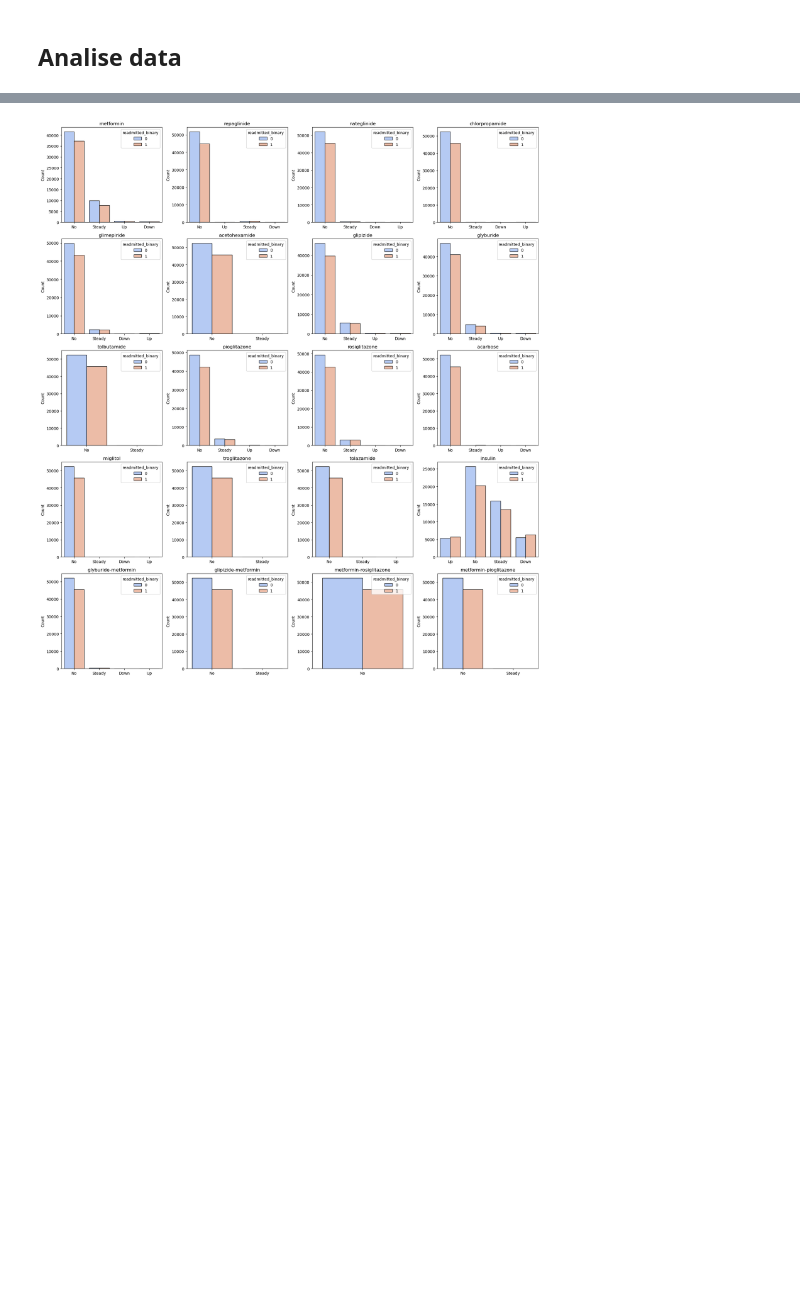
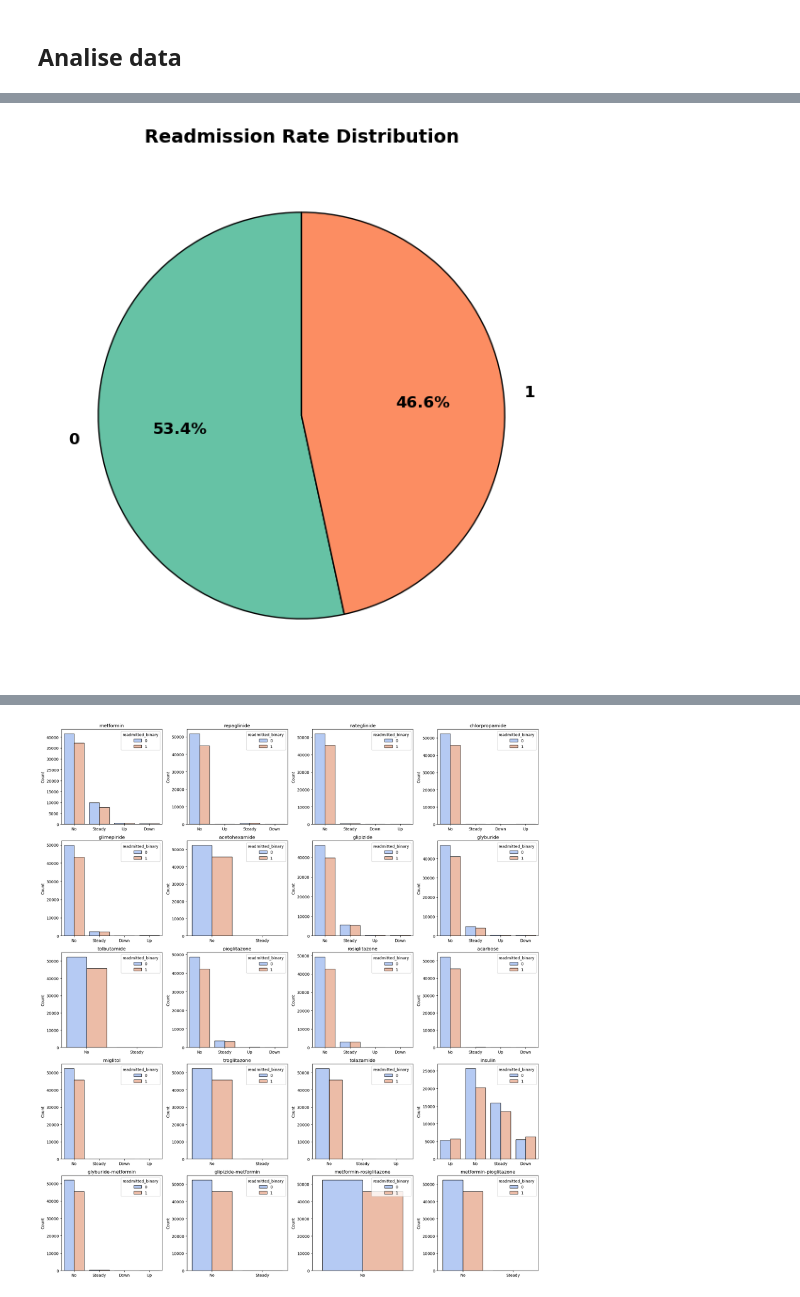
Before and after one commit to Markiizioni/Diabetes, a Jupyter notebook: Diabetes.ipynb, the cells around one changed output, grey strips where cells are left out. Cells and saved outputs as stored; diff of their text form; code cells hidden in the pictures; blank space fills up the shorter version.

```diff
--- a/Diabetes.ipynb
+++ b/Diabetes.ipynb
@@ -278,0 +317,26 @@ Text(0.5, 1.0, 'Gender Distribution')
+# %%
+# Compute percentages
+readmitted_percent = data['readmitted_binary'].value_counts(normalize=True) * 100
+
+# Custom colors
+colors = ["#66c2a5", "#fc8d62"]  # Set2 colors for better contrast
+
+# Create Pie Chart
+plt.figure(figsize=(7, 7))  # Adjust figure size
+plt.pie(
+    readmitted_percent,
+    labels=readmitted_percent.index,
+    autopct='%1.1f%%',
+    colors=colors,
+    startangle=90,
+    wedgeprops={'edgecolor': 'black'},  # Add border for clarity
+    textprops={'fontsize': 12, 'weight': 'bold'}  # Improve text styling
+)
+
+# Title without emoji
+plt.title("Readmission Rate Distribution", fontsize=14, fontweight='bold', pad=15)
+
+# Display plot
+plt.show()
+# %% [output]
+[figure, added]
```
Also changed, not shown: parts of 44 cells of this notebook, 1 other file.
